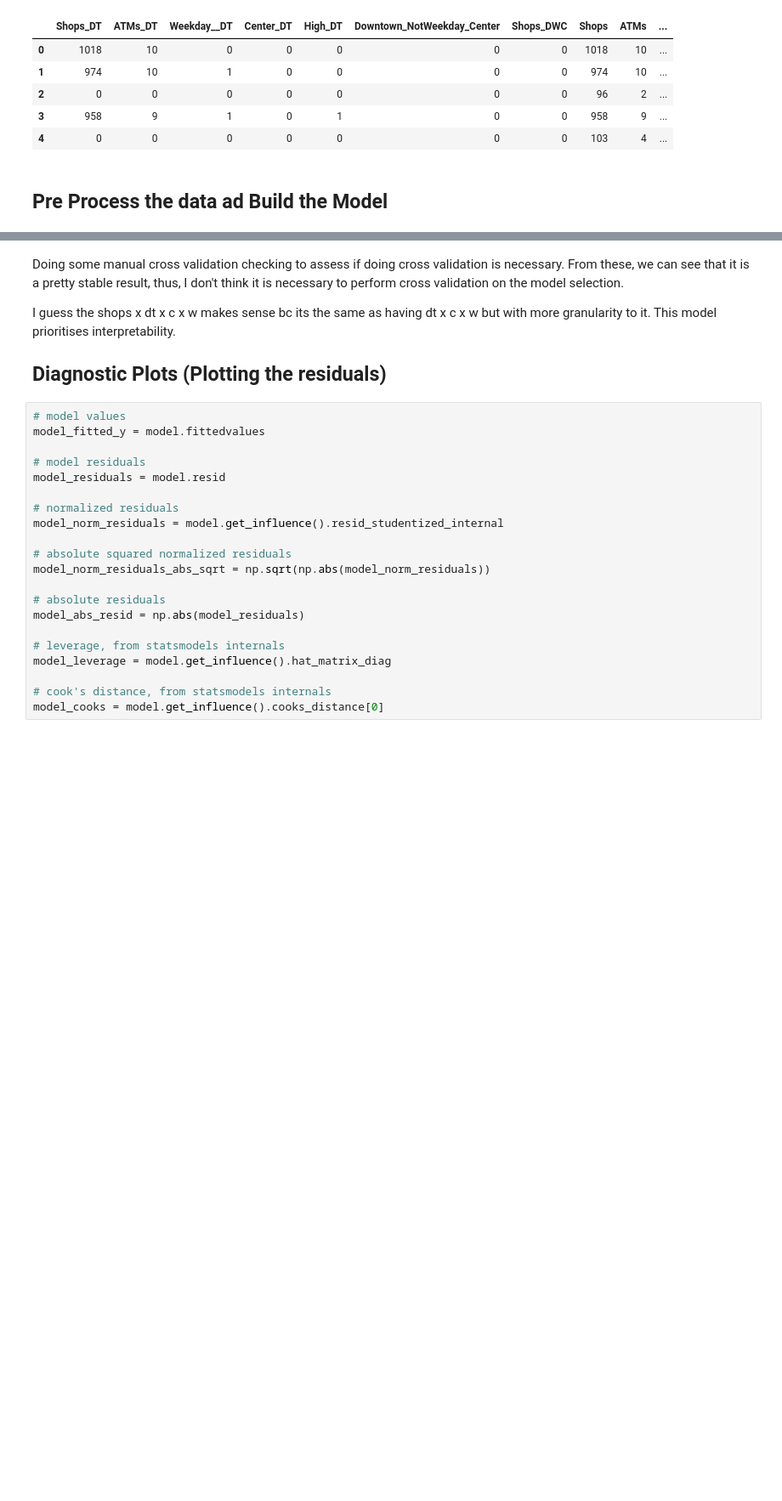
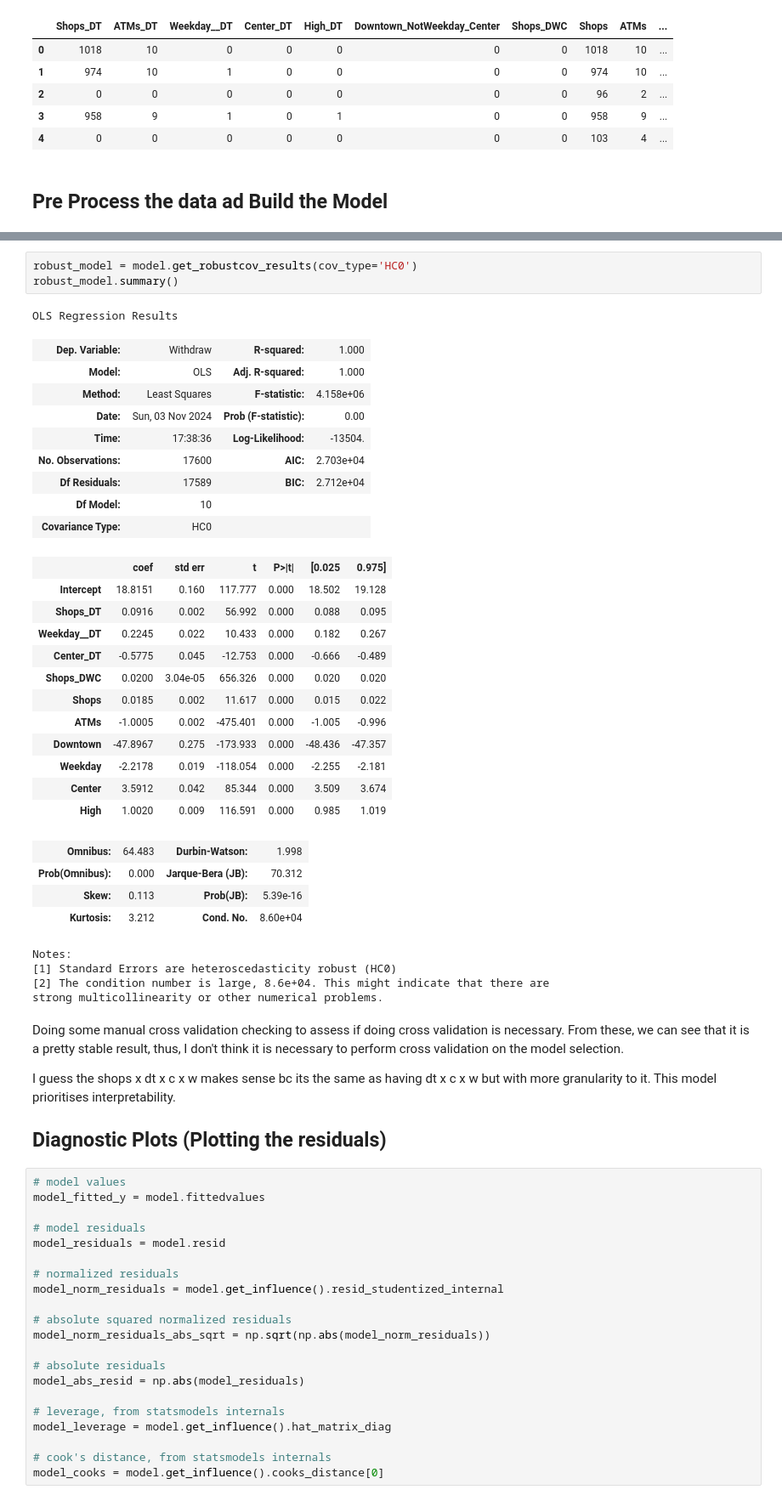
Before and after one commit to ekg-21/econ3203_Y, a Jupyter notebook: Model_Attempts/Final_model.ipynb, the cells around one changed output, grey strips where cells are left out. Shown at 85% size. Cells and saved outputs as stored; diff of their text form; blank space fills up the shorter version.

Commit message:
Added robust standard error

```diff
--- a/Model_Attempts/Final_model.ipynb
+++ b/Model_Attempts/Final_model.ipynb
@@ -106,6 +106,40 @@ Notes:
 [1] Standard Errors assume that the covariance matrix of the errors is correctly specified.
 [2] The condition number is large, 8.6e+04. This might indicate that there are
 strong multicollinearity or other numerical problems.
+# %%
+robust_model = model.get_robustcov_results(cov_type='HC0')
+robust_model.summary()
+# %% [output]
+OLS Regression Results
+| Dep. Variable: | Withdraw | R-squared: | 1.000 |
+| Model: | OLS | Adj. R-squared: | 1.000 |
+| Method: | Least Squares | F-statistic: | 4.158e+06 |
+| Date: | Sun, 03 Nov 2024 | Prob (F-statistic): | 0.00 |
+| Time: | 17:38:36 | Log-Likelihood: | -13504. |
+| No. Observations: | 17600 | AIC: | 2.703e+04 |
+| Df Residuals: | 17589 | BIC: | 2.712e+04 |
+| Df Model: | 10 |  |  |
+| Covariance Type: | HC0 |  |  |
+|  | coef | std err | t | P>|t| | [0.025 | 0.975] |
+| Intercept | 18.8151 | 0.160 | 117.777 | 0.000 | 18.502 | 19.128 |
+| Shops_DT | 0.0916 | 0.002 | 56.992 | 0.000 | 0.088 | 0.095 |
+| Weekday__DT | 0.2245 | 0.022 | 10.433 | 0.000 | 0.182 | 0.267 |
+| Center_DT | -0.5775 | 0.045 | -12.753 | 0.000 | -0.666 | -0.489 |
+| Shops_DWC | 0.0200 | 3.04e-05 | 656.326 | 0.000 | 0.020 | 0.020 |
+| Shops | 0.0185 | 0.002 | 11.617 | 0.000 | 0.015 | 0.022 |
+| ATMs | -1.0005 | 0.002 | -475.401 | 0.000 | -1.005 | -0.996 |
+| Downtown | -47.8967 | 0.275 | -173.933 | 0.000 | -48.436 | -47.357 |
+| Weekday | -2.2178 | 0.019 | -118.054 | 0.000 | -2.255 | -2.181 |
+| Center | 3.5912 | 0.042 | 85.344 | 0.000 | 3.509 | 3.674 |
+| High | 1.0020 | 0.009 | 116.591 | 0.000 | 0.985 | 1.019 |
+| Omnibus: | 64.483 | Durbin-Watson: | 1.998 |
+| Prob(Omnibus): | 0.000 | Jarque-Bera (JB): | 70.312 |
+| Skew: | 0.113 | Prob(JB): | 5.39e-16 |
+| Kurtosis: | 3.212 | Cond. No. | 8.60e+04 |
+Notes:
+[1] Standard Errors are heteroscedasticity robust (HC0)
+[2] The condition number is large, 8.6e+04. This might indicate that there are
+strong multicollinearity or other numerical problems.
 # %% [markdown]
 Doing some manual cross validation checking to assess if doing cross validation is necessary. From these, we can see that it is a pretty stable result, thus, I don't think it is necessary to perform cross validation on the model selection.
 
```
Also changed, not shown: parts of 4 cells of this notebook.
